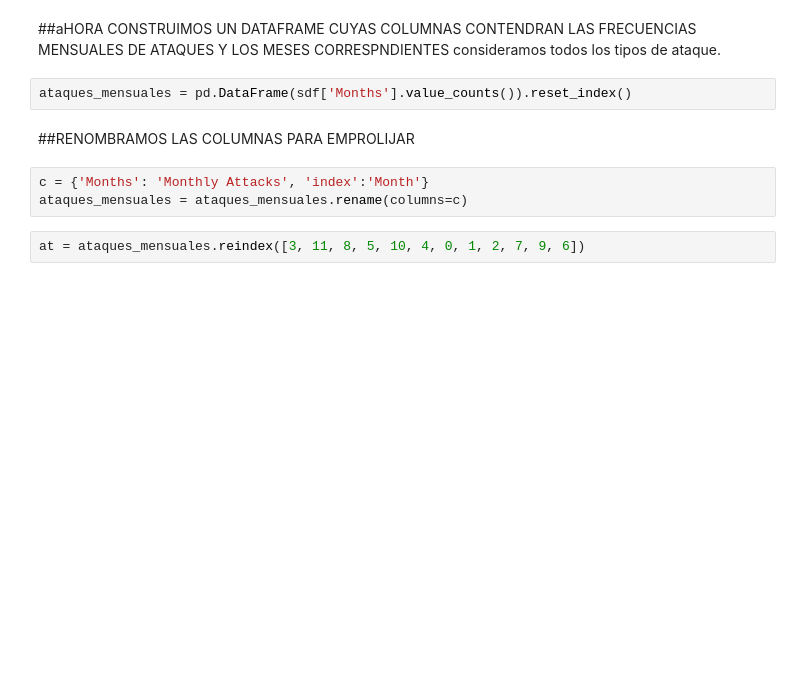
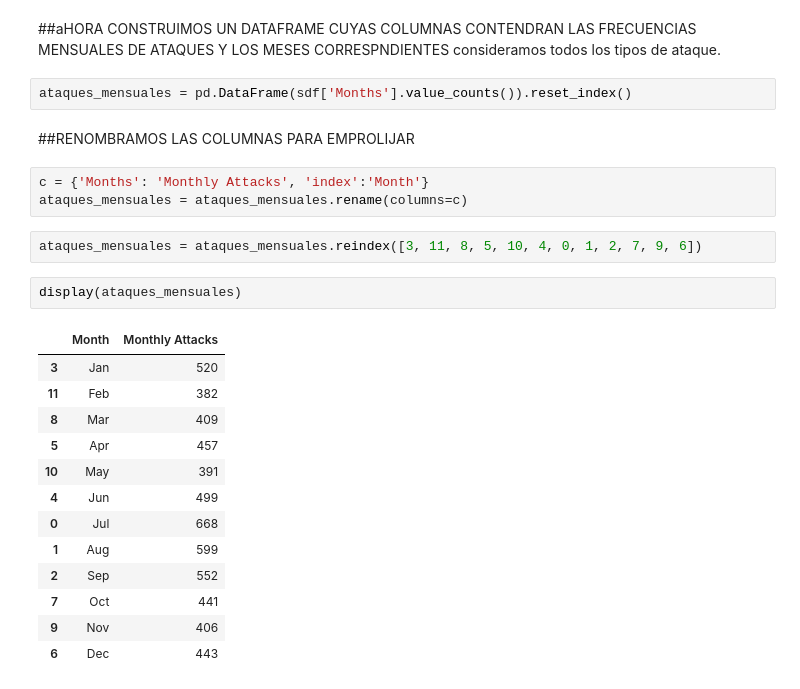
Before and after one commit to JulianTrufero/shark-data-cleaning, a Jupyter notebook: Cleaning.ipynb, the cells around one changed output. Saved outputs shown, nothing was run; the diff lists cells and outputs as text; blank space fills up the shorter version.

```diff
--- a/Cleaning.ipynb
+++ b/Cleaning.ipynb
@@ -134,4 +116,20 @@ ataques_mensuales = pd.DataFrame(sdf['Months'].value_counts()).reset_index()
 c = {'Months': 'Monthly Attacks', 'index':'Month'}
 ataques_mensuales = ataques_mensuales.rename(columns=c)
 # %%
-at = ataques_mensuales.reindex([3, 11, 8, 5, 10, 4, 0, 1, 2, 7, 9, 6])
+ataques_mensuales = ataques_mensuales.reindex([3, 11, 8, 5, 10, 4, 0, 1, 2, 7, 9, 6])
+# %%
+display(ataques_mensuales)
+# %% [output]
+|  | Month | Monthly Attacks |
+| 3 | Jan | 520 |
+| 11 | Feb | 382 |
+| 8 | Mar | 409 |
+| 5 | Apr | 457 |
+| 10 | May | 391 |
+| 4 | Jun | 499 |
+| 0 | Jul | 668 |
+| 1 | Aug | 599 |
+| 2 | Sep | 552 |
+| 7 | Oct | 441 |
+| 9 | Nov | 406 |
+| 6 | Dec | 443 |
```
Also changed, not shown: parts of 38 cells of this notebook, 3 other files.
